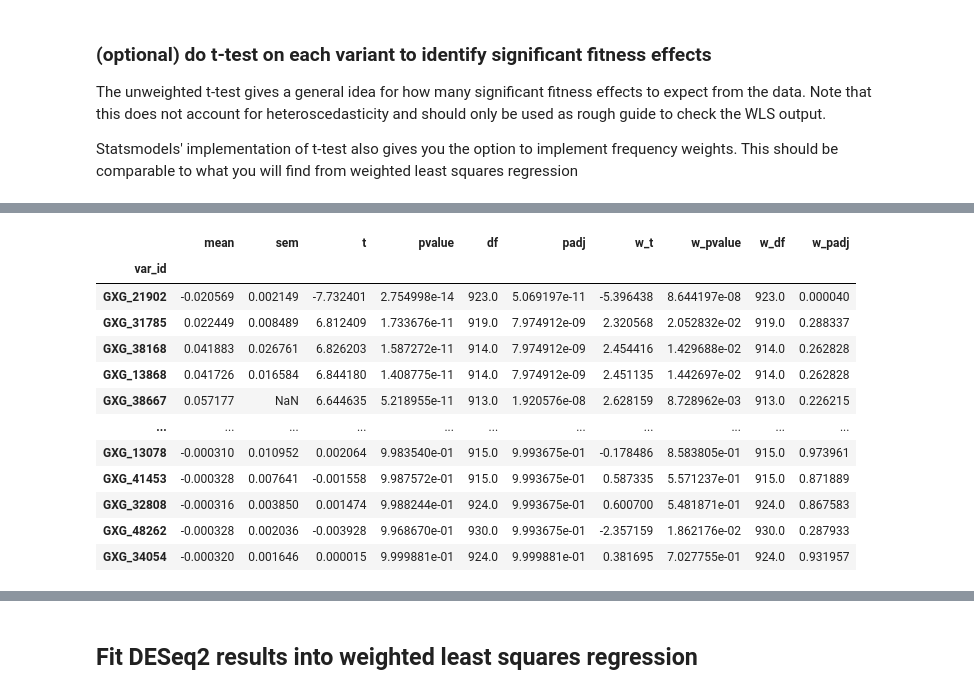
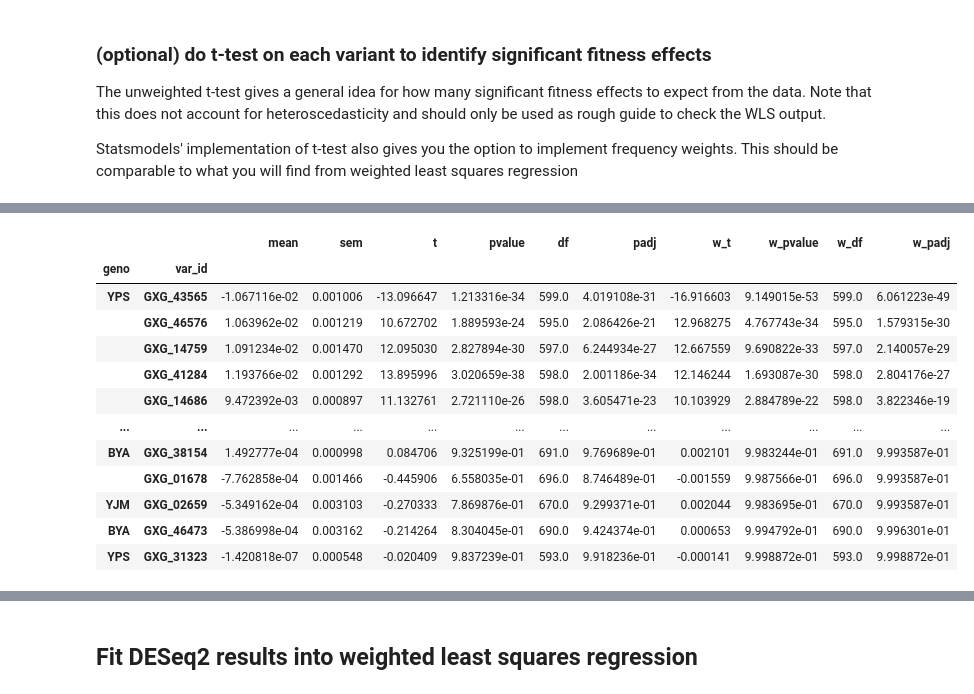
Before and after one commit to roy-ang/crispey3-epistasis, a Jupyter notebook: notebooks/analysis/crispey3-measure-fitness.ipynb, the cells around one changed output, grey strips where cells are left out. Saved outputs shown, nothing was run; the diff lists cells and outputs as text; code cells hidden in the pictures.

```diff
--- a/notebooks/analysis/crispey3-measure-fitness.ipynb
+++ b/notebooks/analysis/crispey3-measure-fitness.ipynb
@@ -93,0 +205,6 @@ The competition libraries contain various amounts of oligos not specific to each
+# %%
+# check number of barcodes filtered
+for file in deseq_results_list:
+    geno = file.split('_')[-2].upper() # extract genotype from filename
+    df = pd.read_csv(file, sep='\t', header=0, index_col=0)
+    print(geno, len(df), deseq_results_df.geno.value_counts()[geno], deseq_results_df.geno.value_counts()[geno]/len(df))
@@ -94,10 +220,13 @@ The competition libraries contain various amounts of oligos not specific to each
 # %%
-keep = annotations_df.query('var_id.str.contains("GXG") | barcode_id.isin(@neutral_barcodes_df.index)').index
+# add annotations
+deseq_results_df = deseq_results_df.merge(annotations_df[['guide_id', 'oligo_id', 'var_id']], how='inner', left_on='barcode_id', right_index=True)
 
-# subset DESeq2 table
-deseq_results_df = deseq_results_df.query('barcode_id.isin(@keep)')
+# subset DESeq2 results
+deseq_results_df = deseq_results_df.query('var_id.str.contains("GXG") | barcode_id.isin(@neutral_barcodes_df.index)')
 # # read depth filters
 # deseq_results_df = deseq_results_df.query('baseMean>=66')
 
+display(deseq_results_df)
+
 # subset counts matrix
 counts_df = counts_df.query('barcode.isin(@deseq_results_df.index)')
@@ -175,29 +318,50 @@ display(var_summary)
 # %%
 # run weighted t-test
-w_ttest_res = test_df.groupby('var_id').apply(lambda x: ttest_ind(x['log2FoldChange'].values, neutral_df['log2FoldChange'].values,
-                                                                  weights=( (1/(x['lfcSE']**2) / (1/( pd.concat([x, neutral_df])['lfcSE']**2)).mean()).values,
-                                                                            (1/(neutral_df['lfcSE']**2) / (1/( pd.concat([x, neutral_df])['lfcSE']**2)).mean()).values ) ))
-w_ttest_res = pd.DataFrame.from_records(w_ttest_res, index= ttest_res.index, columns=['w_t', 'w_pvalue', 'w_df'])
+w_ttest_results = pd.Series()
+for l, df in test_df.groupby(['geno', 'var_id']):
+    g, var = l
+    w_test = df.query('geno==@g').groupby('var_id').apply(lambda x: ttest_ind(x['log2FoldChange'].values, neutral_df.query('geno==@g')['log2FoldChange'].values,
+                                                                              weights=( (1/(x['lfcSE']**2) / (1/( pd.concat([x, neutral_df.query('geno==@g')])['lfcSE']**2)).mean()).values,
+                                                                                        (1/(neutral_df.query('geno==@g')['lfcSE']**2) / (1/( pd.concat([x, neutral_df.query('geno==@g')])['lfcSE']**2)).mean()).values ) ))
+    w_ttest_results = pd.concat([w_ttest_results, pd.concat([w_test], keys=[g])])
+
+w_ttest_results = pd.DataFrame.from_records(w_ttest_results, index=w_ttest_results.index, columns=['w_t', 'w_pvalue', 'w_df'])
+w_ttest_results.index = pd.MultiIndex.from_tuples(w_ttest_results.index, names=['geno', 'var_id'])
 # adjust dtype due to weird array formatting
-w_ttest_res['w_t'] = w_ttest_res['w_t'].astype(np.float64)
-w_ttest_res['w_pvalue'] = w_ttest_res['w_pvalue'].astype(np.float64)
-w_ttest_res['w_df'] = w_ttest_res['w_df'].astype(np.float64)
-w_ttest_res['w_padj'] = multipletests(w_ttest_res['w_pvalue'], alpha=0.05, method='fdr_bh')[1]
+w_ttest_results['w_t'] = w_ttest_results['w_t'].astype(np.float64)
+w_ttest_results['w_pvalue'] = w_ttest_results['w_pvalue'].astype(np.float64)
+w_ttest_results['w_df'] = w_ttest_results['w_df'].astype(np.float64)
+w_ttest_results['w_padj'] = multipletests(w_ttest_results['w_pvalue'], method='fdr_bh')[1]
 
 # add weighted t-test results to var_summary
-var_summary = var_summary.merge(w_ttest_res, how='inner', left_index=True, right_index=True)
+var_summary = var_summary.merge(w_ttest_results, how='inner', left_index=True, right_index=True).sort_values('w_padj')
 display(var_summary)
+
+
+# w_ttest_res = test_df.groupby('var_id').apply(lambda x: ttest_ind(x['log2FoldChange'].values, neutral_df['log2FoldChange'].values,
+#                                                                   weights=( (1/(x['lfcSE']**2) / (1/( pd.concat([x, neutral_df])['lfcSE']**2)).mean()).values,
+#                                                                             (1/(neutral_df['lfcSE']**2) / (1/( pd.concat([x, neutral_df])['lfcSE']**2)).mean()).values ) ))
+# w_ttest_res = pd.DataFrame.from_records(w_ttest_res, index= ttest_res.index, columns=['w_t', 'w_pvalue', 'w_df'])
+# # adjust dtype due to weird array formatting
+# w_ttest_res['w_t'] = w_ttest_res['w_t'].astype(np.float64)
+# w_ttest_res['w_pvalue'] = w_ttest_res['w_pvalue'].astype(np.float64)
+# w_ttest_res['w_df'] = w_ttest_res['w_df'].astype(np.float64)
+# w_ttest_res['w_padj'] = multipletests(w_ttest_res['w_pvalue'], alpha=0.05, method='fdr_bh')[1]
+
+# # add weighted t-test results to var_summary
+# var_summary = var_summary.merge(w_ttest_res, how='inner', left_index=True, right_index=True).sort_values('w_padj')
+# display(var_summary)
 # %% [output]
-|  | mean | sem | t | pvalue | df | padj | w_t | w_pvalue | w_df | w_padj |
-| var_id |  |  |  |  |  |  |  |  |  |  |
-| GXG_21902 | -0.020569 | 0.002149 | -7.732401 | 2.754998e-14 | 923.0 | 5.069197e-11 | -5.396438 | 8.644197e-08 | 923.0 | 0.000040 |
-| GXG_31785 | 0.022449 | 0.008489 | 6.812409 | 1.733676e-11 | 919.0 | 7.974912e-09 | 2.320568 | 2.052832e-02 | 919.0 | 0.288337 |
-| GXG_38168 | 0.041883 | 0.026761 | 6.826203 | 1.587272e-11 | 914.0 | 7.974912e-09 | 2.454416 | 1.429688e-02 | 914.0 | 0.262828 |
-| GXG_13868 | 0.041726 | 0.016584 | 6.844180 | 1.408775e-11 | 914.0 | 7.974912e-09 | 2.451135 | 1.442697e-02 | 914.0 | 0.262828 |
-| GXG_38667 | 0.057177 | NaN | 6.644635 | 5.218955e-11 | 913.0 | 1.920576e-08 | 2.628159 | 8.728962e-03 | 913.0 | 0.226215 |
-| ... | ... | ... | ... | ... | ... | ... | ... | ... | ... | ... |
-| GXG_13078 | -0.000310 | 0.010952 | 0.002064 | 9.983540e-01 | 915.0 | 9.993675e-01 | -0.178486 | 8.583805e-01 | 915.0 | 0.973961 |
-| GXG_41453 | -0.000328 | 0.007641 | -0.001558 | 9.987572e-01 | 915.0 | 9.993675e-01 | 0.587335 | 5.571237e-01 | 915.0 | 0.871889 |
-| GXG_32808 | -0.000316 | 0.003850 | 0.001474 | 9.988244e-01 | 924.0 | 9.993675e-01 | 0.600700 | 5.481871e-01 | 924.0 | 0.867583 |
-| GXG_48262 | -0.000328 | 0.002036 | -0.003928 | 9.968670e-01 | 930.0 | 9.993675e-01 | -2.357159 | 1.862176e-02 | 930.0 | 0.287933 |
-| GXG_34054 | -0.000320 | 0.001646 | 0.000015 | 9.999881e-01 | 924.0 | 9.999881e-01 | 0.381695 | 7.027755e-01 | 924.0 | 0.931957 |
+|  |  | mean | sem | t | pvalue | df | padj | w_t | w_pvalue | w_df | w_padj |
+| geno | var_id |  |  |  |  |  |  |  |  |  |  |
+| YPS | GXG_43565 | -1.067116e-02 | 0.001006 | -13.096647 | 1.213316e-34 | 599.0 | 4.019108e-31 | -16.916603 | 9.149015e-53 | 599.0 | 6.061223e-49 |
+|  | GXG_46576 | 1.063962e-02 | 0.001219 | 10.672702 | 1.889593e-24 | 595.0 | 2.086426e-21 | 12.968275 | 4.767743e-34 | 595.0 | 1.579315e-30 |
+|  | GXG_14759 | 1.091234e-02 | 0.001470 | 12.095030 | 2.827894e-30 | 597.0 | 6.244934e-27 | 12.667559 | 9.690822e-33 | 597.0 | 2.140057e-29 |
+|  | GXG_41284 | 1.193766e-02 | 0.001292 | 13.895996 | 3.020659e-38 | 598.0 | 2.001186e-34 | 12.146244 | 1.693087e-30 | 598.0 | 2.804176e-27 |
+|  | GXG_14686 | 9.472392e-03 | 0.000897 | 11.132761 | 2.721110e-26 | 598.0 | 3.605471e-23 | 10.103929 | 2.884789e-22 | 598.0 | 3.822346e-19 |
+| ... | ... | ... | ... | ... | ... | ... | ... | ... | ... | ... | ... |
+| BYA | GXG_38154 | 1.492777e-04 | 0.000998 | 0.084706 | 9.325199e-01 | 691.0 | 9.769689e-01 | 0.002101 | 9.983244e-01 | 691.0 | 9.993587e-01 |
+|  | GXG_01678 | -7.762858e-04 | 0.001466 | -0.445906 | 6.558035e-01 | 696.0 | 8.746489e-01 | -0.001559 | 9.987566e-01 | 696.0 | 9.993587e-01 |
+| YJM | GXG_02659 | -5.349162e-04 | 0.003103 | -0.270333 | 7.869876e-01 | 670.0 | 9.299371e-01 | 0.002044 | 9.983695e-01 | 670.0 | 9.993587e-01 |
+| BYA | GXG_46473 | -5.386998e-04 | 0.003162 | -0.214264 | 8.304045e-01 | 690.0 | 9.424374e-01 | 0.000653 | 9.994792e-01 | 690.0 | 9.996301e-01 |
+| YPS | GXG_31323 | -1.420818e-07 | 0.000548 | -0.020409 | 9.837239e-01 | 593.0 | 9.918236e-01 | -0.000141 | 9.998872e-01 | 593.0 | 9.998872e-01 |
```
Also changed, not shown: parts of 28 cells of this notebook.
